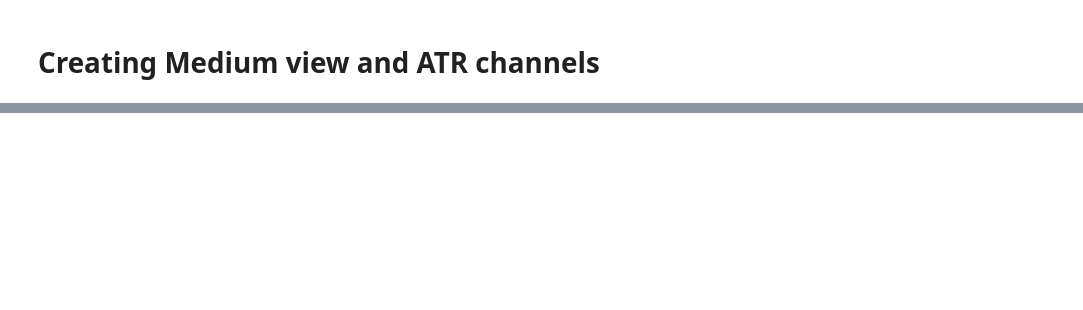
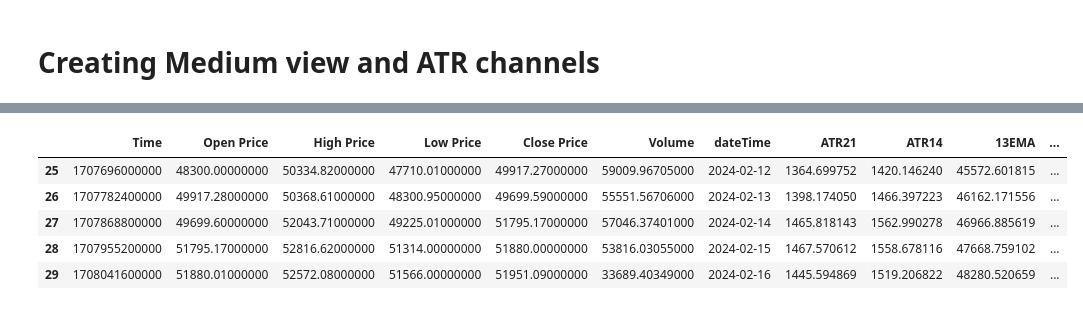
Before and after one commit to ahtojarve/trading_bot, a Jupyter notebook: notebooks/work.ipynb, the cells around one changed output, grey strips where cells are left out. Cells and saved outputs as stored; diff of their text form; code cells hidden in the pictures; blank space fills up the shorter version.

```diff
--- a/notebooks/work.ipynb
+++ b/notebooks/work.ipynb
@@ -176,0 +219,14 @@ df_medium['13EMA'] = df_medium['Close Price'].ewm(span=13, adjust=False).mean()
+# %%
+df_medium['ATR-1'] = df_medium['21EMA'] - df_medium['ATR21']
+# %%
+df_medium['ATR-2'] = df_medium['21EMA'] - 2 * df_medium['ATR21']
+df_medium['ATR-3'] = df_medium['21EMA'] - 3 * df_medium['ATR21']
+# %%
+df_medium.tail()
+# %% [output]
+|  | Time | Open Price | High Price | Low Price | Close Price | Volume | dateTime | ATR21 | ATR14 | 13EMA | ... |
+| 25 | 1707696000000 | 48300.00000000 | 50334.82000000 | 47710.01000000 | 49917.27000000 | 59009.96705000 | 2024-02-12 | 1364.699752 | 1420.146240 | 45572.601815 | ... |
+| 26 | 1707782400000 | 49917.28000000 | 50368.61000000 | 48300.95000000 | 49699.59000000 | 55551.56706000 | 2024-02-13 | 1398.174050 | 1466.397223 | 46162.171556 | ... |
+| 27 | 1707868800000 | 49699.60000000 | 52043.71000000 | 49225.01000000 | 51795.17000000 | 57046.37401000 | 2024-02-14 | 1465.818143 | 1562.990278 | 46966.885619 | ... |
+| 28 | 1707955200000 | 51795.17000000 | 52816.62000000 | 51314.00000000 | 51880.00000000 | 53816.03055000 | 2024-02-15 | 1467.570612 | 1558.678116 | 47668.759102 | ... |
+| 29 | 1708041600000 | 51880.01000000 | 52572.08000000 | 51566.00000000 | 51951.09000000 | 33689.40349000 | 2024-02-16 | 1445.594869 | 1519.206822 | 48280.520659 | ... |
```
Also changed, not shown: parts of 16 cells of this notebook.
